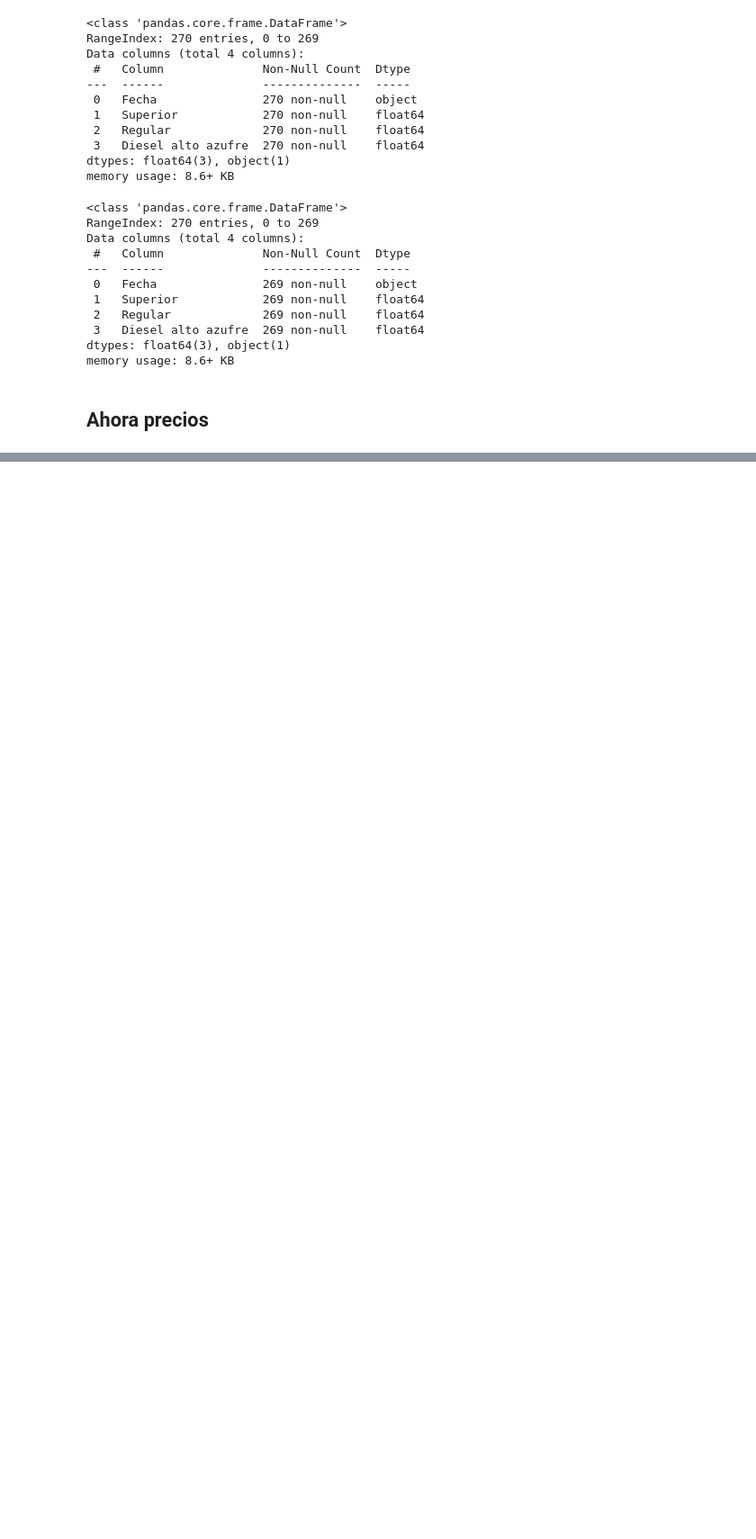
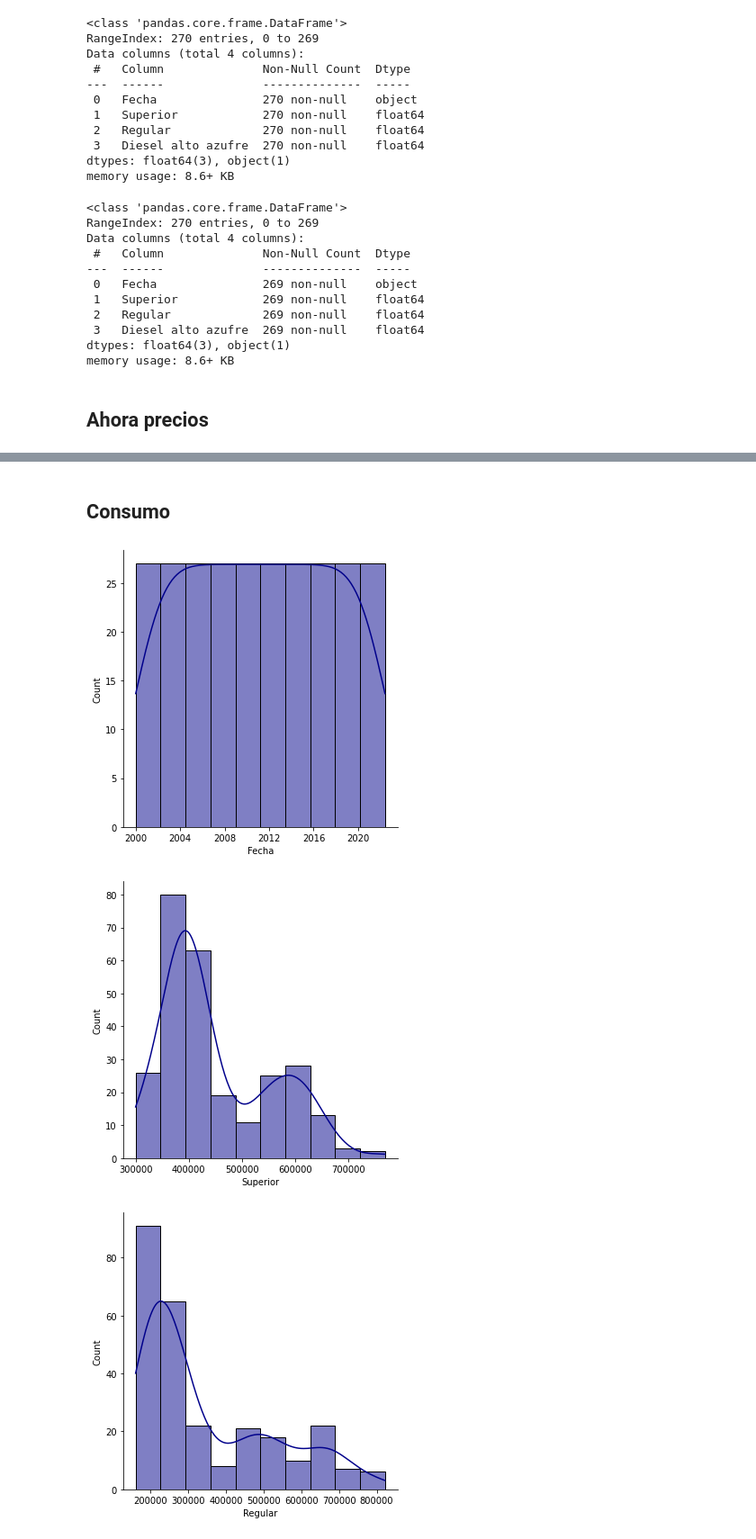
Before and after one commit to CristopherBarrios/Lab2-SeriesDeTiempo-DataScience, a Jupyter notebook: lab2.ipynb, the cells around one changed output, grey strips where cells are left out. Shown: that part at 90% size. Drawn from its saved outputs; the diff is of its cells as text; code cells hidden in the pictures; blank space fills up the shorter version.

```diff
--- a/lab2.ipynb
+++ b/lab2.ipynb
@@ -227,0 +246,9 @@ precios_2021.head()
+# %% [markdown]
+## Consumo
+# %%
+for var in Seleccion:
+    sns.displot(consumas[var], kde=True, color='darkblue')
+# %% [output]
+[figure, added]
+[figure, added]
+[figure, added]
```
Also changed, not shown: parts of 10 cells of this notebook.
